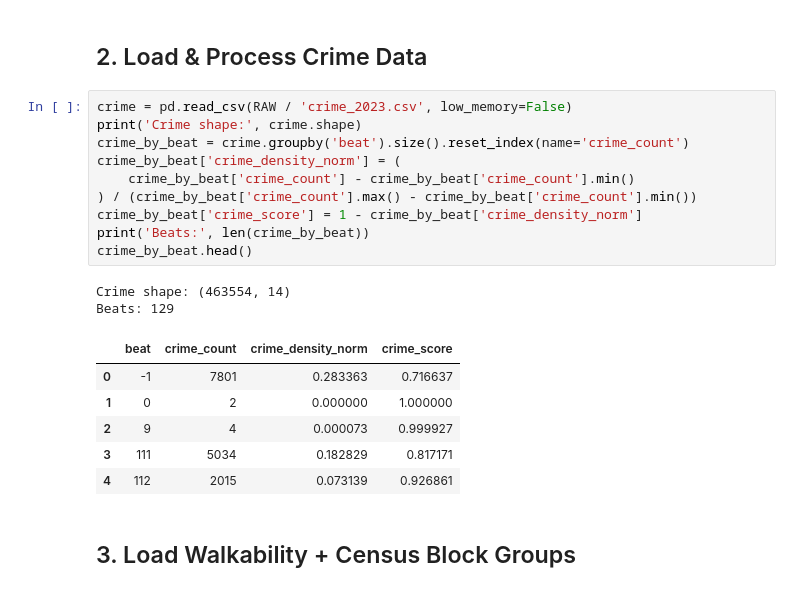
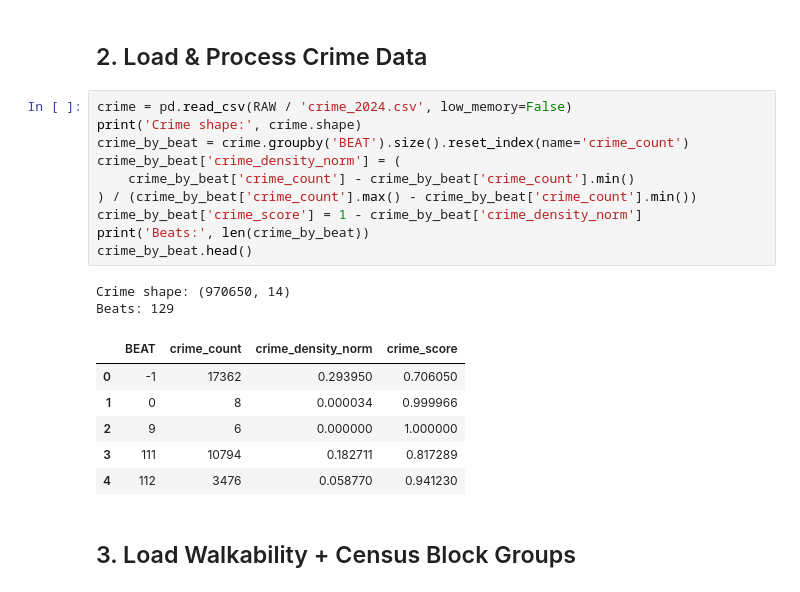
Before and after one commit to vanshika-s/urban-safety-perception, a Jupyter notebook: notebooks/01_preprocessing.ipynb, the cells around one changed output. Saved outputs shown, nothing was run; the diff lists cells and outputs as text.

Commit message:
update to 2024 crime data, regenerate modeling_df

```diff
--- a/notebooks/01_preprocessing.ipynb
+++ b/notebooks/01_preprocessing.ipynb
@@ -56,24 +56,24 @@ Grid points: 7872
 # %% [markdown]
 ## 2. Load & Process Crime Data
 # %%
-crime = pd.read_csv(RAW / 'crime_2023.csv', low_memory=False)
+crime = pd.read_csv(RAW / 'crime_2024.csv', low_memory=False)
 print('Crime shape:', crime.shape)
-crime_by_beat = crime.groupby('beat').size().reset_index(name='crime_count')
+crime_by_beat = crime.groupby('BEAT').size().reset_index(name='crime_count')
 crime_by_beat['crime_density_norm'] = (
     crime_by_beat['crime_count'] - crime_by_beat['crime_count'].min()
 ) / (crime_by_beat['crime_count'].max() - crime_by_beat['crime_count'].min())
 crime_by_beat['crime_score'] = 1 - crime_by_beat['crime_density_norm']
 print('Beats:', len(crime_by_beat))
 crime_by_beat.head()
 # %% [output]
-Crime shape: (463554, 14)
+Crime shape: (970650, 14)
 Beats: 129
-|  | beat | crime_count | crime_density_norm | crime_score |
-| 0 | -1 | 7801 | 0.283363 | 0.716637 |
-| 1 | 0 | 2 | 0.000000 | 1.000000 |
-| 2 | 9 | 4 | 0.000073 | 0.999927 |
-| 3 | 111 | 5034 | 0.182829 | 0.817171 |
-| 4 | 112 | 2015 | 0.073139 | 0.926861 |
+|  | BEAT | crime_count | crime_density_norm | crime_score |
+| 0 | -1 | 17362 | 0.293950 | 0.706050 |
+| 1 | 0 | 8 | 0.000034 | 0.999966 |
+| 2 | 9 | 6 | 0.000000 | 1.000000 |
+| 3 | 111 | 10794 | 0.182711 | 0.817289 |
+| 4 | 112 | 3476 | 0.058770 | 0.941230 |
 # %% [markdown]
 ## 3. Load Walkability + Census Block Groups
 # %%
```
Also changed, not shown: parts of 3 cells of this notebook, 2 other files.
